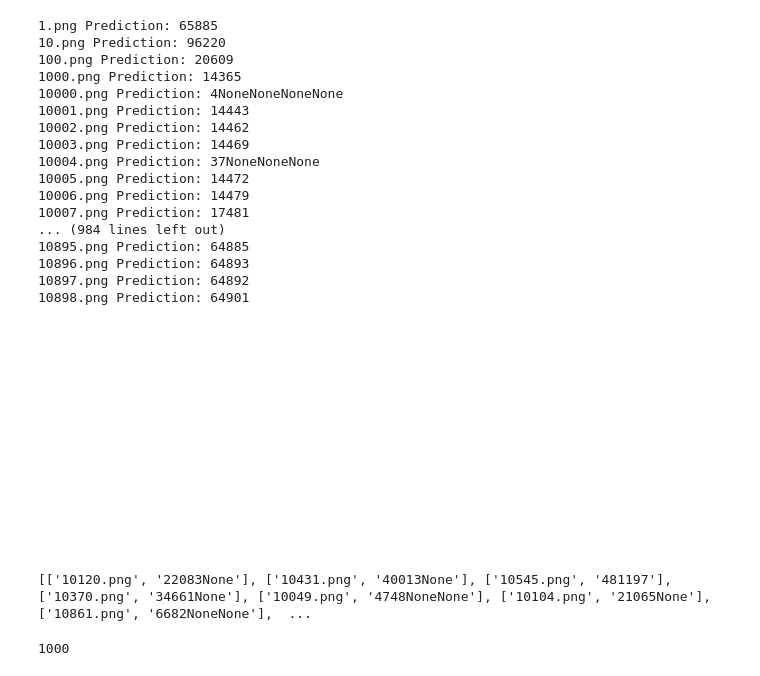
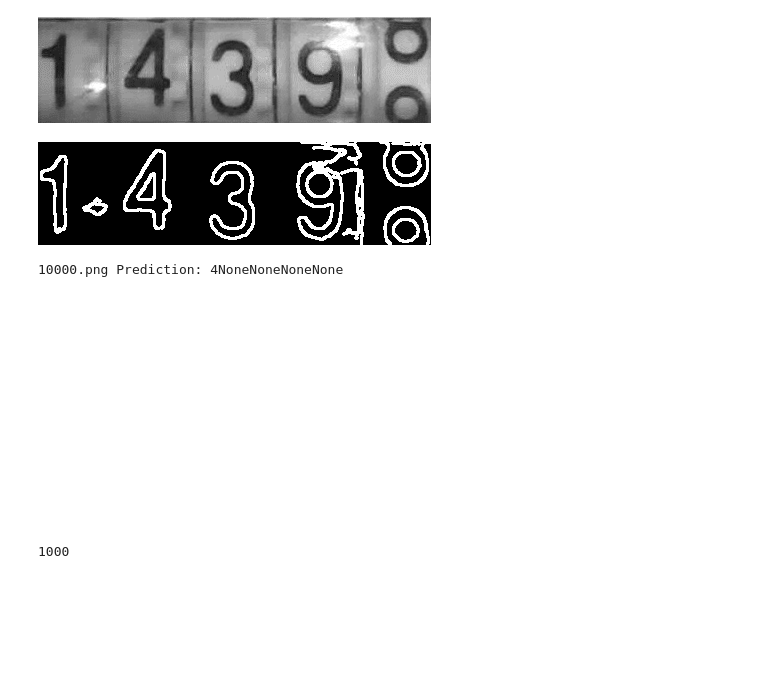
Before and after one commit to ltdaovn/analog-meter-reading-openCV, a Jupyter notebook: test.ipynb, the cells around one changed output. Cells and saved outputs as stored; diff of their text form; code cells hidden in the pictures; blank space fills up the shorter version.

```diff
--- a/test.ipynb
+++ b/test.ipynb
@@ -48,7 +88,7 @@ row_list = []
 index_counter = 0
 resize_counter = 0
 
-show_image = False
+show_image = True
 
 directory="easy_samples/"
 #directory="images/"
@@ -63,7 +103,8 @@ for file in lst:
   try:
     #if (file=="SAYAC (7).jpg"):
     #if (file=="10.png"):
-    if (file.endswith(".jpg") or file.endswith(".png")):
+    if (file=="10000.png"):
+    #if (file.endswith(".jpg") or file.endswith(".png")):
         img = cv2.imread(path, 0)
 
         if(show_image):
@@ -219,55 +260,39 @@ for file in lst:
             str(w.get("predictions6"))
             )
         """
 
         print( file + " " + "Prediction: " +
             str(w.get("predictions1")) +
             str(w.get("predictions2")) +
             str(w.get("predictions3")) +
             str(w.get("predictions4")) +
             str(w.get("predictions5"))
             )
 
         continue
 
     else:
         continue
 
   except IndexError:
     if IndexError:
       index_counter += 1
       #print(file + " " +'List index out of range error')
       #print('index count: ', index_counter)
       pass
 
   '''except:
     row = [file, "Resize Error"]
     resize_counter += 1
     print('resize count: ', resize_counter)
     print(file + " " + 'resize error')'''
 # %% [output]
+[figure, new version]
+[figure, added]
-1.png Prediction: 65885
-10.png Prediction: 96220
-100.png Prediction: 20609
-1000.png Prediction: 14365
 10000.png Prediction: 4NoneNoneNoneNone
-10001.png Prediction: 14443
-10002.png Prediction: 14462
-10003.png Prediction: 14469
-10004.png Prediction: 37NoneNoneNone
-10005.png Prediction: 14472
-10006.png Prediction: 14479
-10007.png Prediction: 17481
-... (984 lines left out)
-10895.png Prediction: 64885
-10896.png Prediction: 64893
-10897.png Prediction: 64892
-10898.png Prediction: 64901
-[figure, old version]
+[figure, added]
 # %%
 print(row_list)
-# %% [output]
-[['10120.png', '22083None'], ['10431.png', '40013None'], ['10545.png', '481197'], ['10370.png', '34661None'], ['10049.png', '4748NoneNone'], ['10104.png', '21065None'], ['10861.png', '6682NoneNone'],  ...
 # %%
 # Create a file for new predicted values, then write it
 # update this csv each time you changed something in the code above
```
Also changed, not shown: parts of 6 cells of this notebook.
